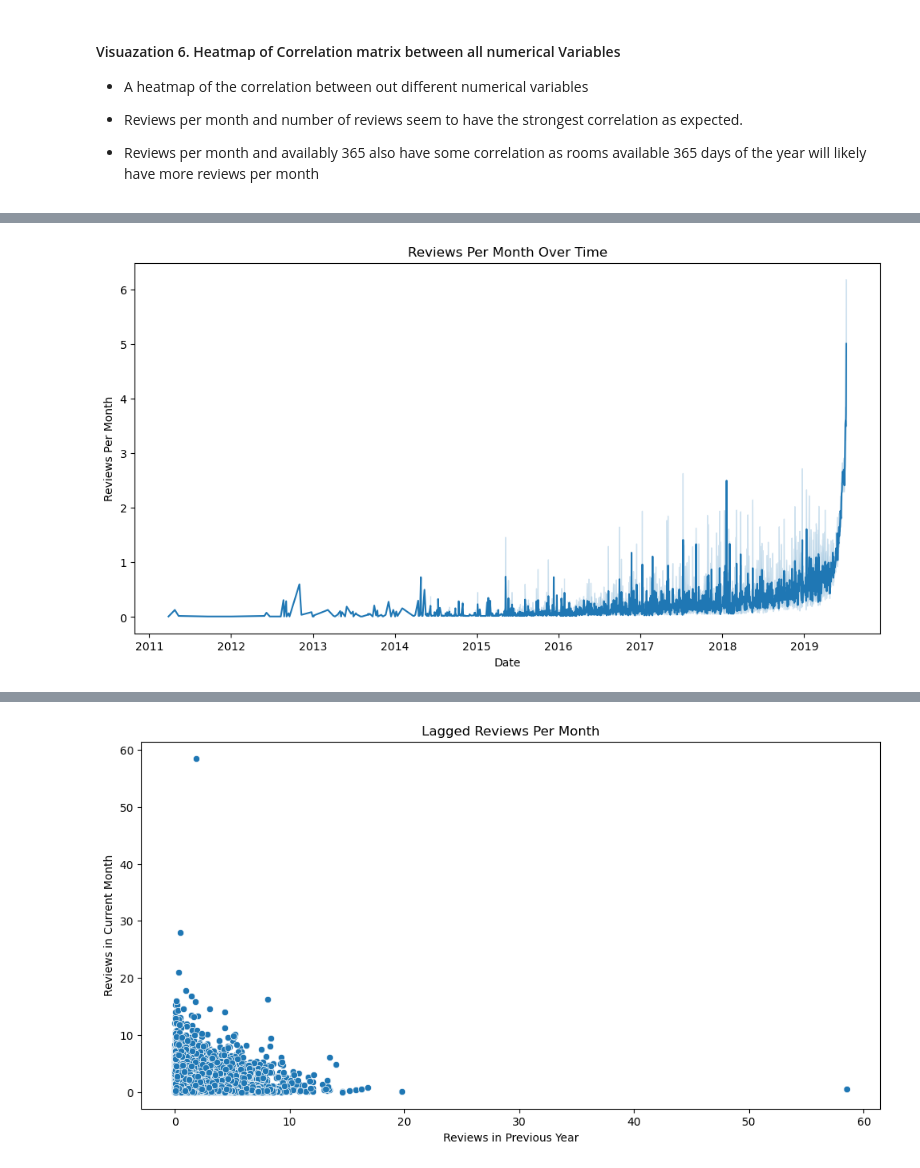
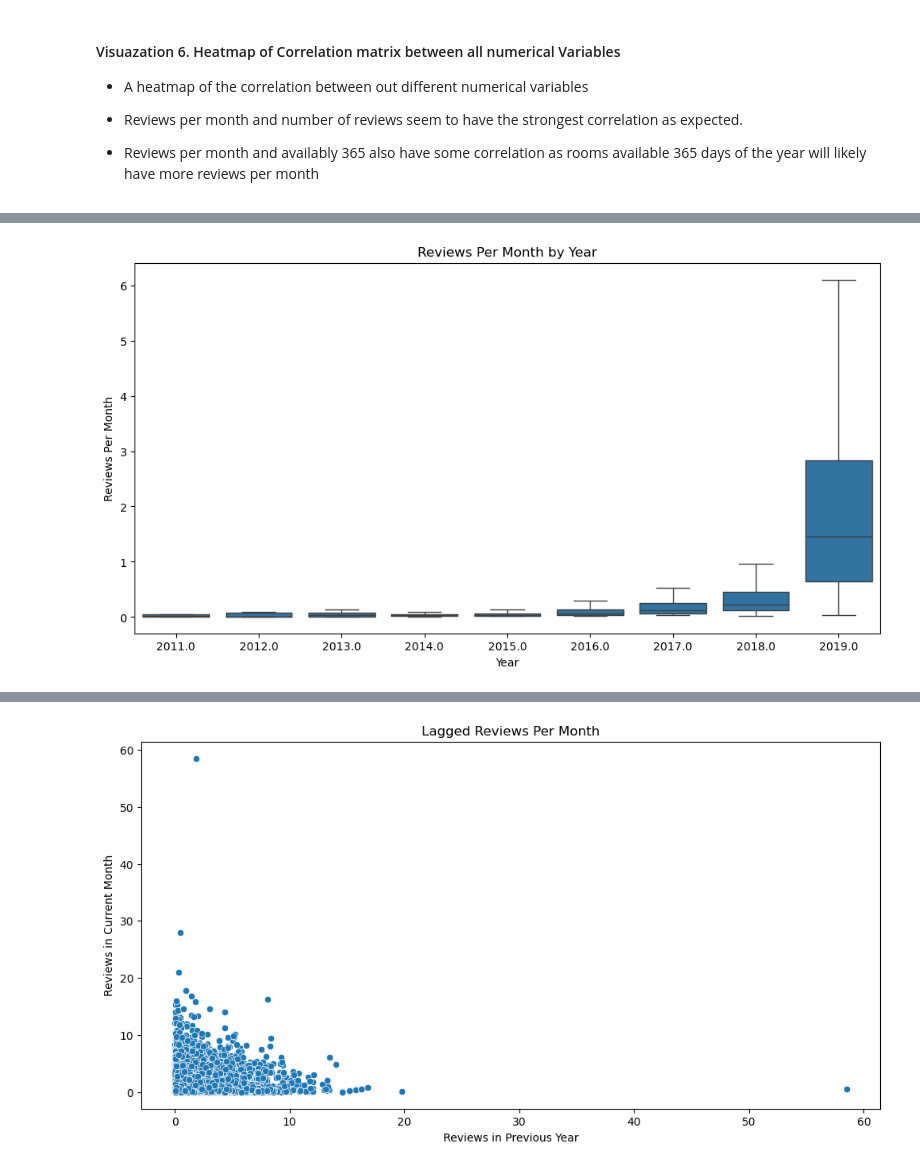
Before and after one commit to Ollie-Gullery/DS_Airbnb_Analysis, a Jupyter notebook: airbnb_analysis.ipynb, the cells around one changed output, grey strips where cells are left out. Saved outputs shown, nothing was run; the diff lists cells and outputs as text; code cells hidden in the pictures.

```diff
--- a/airbnb_analysis.ipynb
+++ b/airbnb_analysis.ipynb
@@ -390,11 +340,9 @@ plt.show()
 # %%
-train_df['last_review'] = pd.to_datetime(train_df['last_review'])
-
 plt.figure(figsize=(12, 6))
-sns.lineplot(x='last_review', y='reviews_per_month', data=train_df)
-plt.title('Reviews Per Month Over Time')
-plt.xlabel('Date')
+sns.boxplot(x=pd.to_datetime(train_df['last_review']).dt.year, y=train_df['reviews_per_month'], showfliers = False)
+plt.title('Reviews Per Month by Year')
+plt.xlabel('Year')
 plt.ylabel('Reviews Per Month')
 plt.show()
 # %% [output]
-[figure, old version]
+[figure, new version]
```
Also changed, not shown: parts of 110 cells of this notebook, 3 other files.
